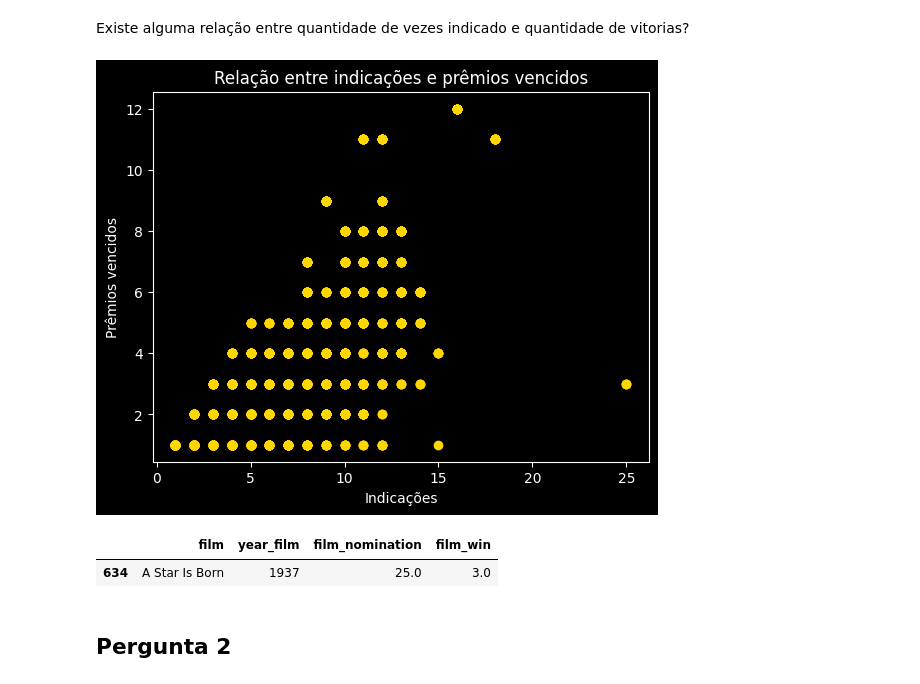
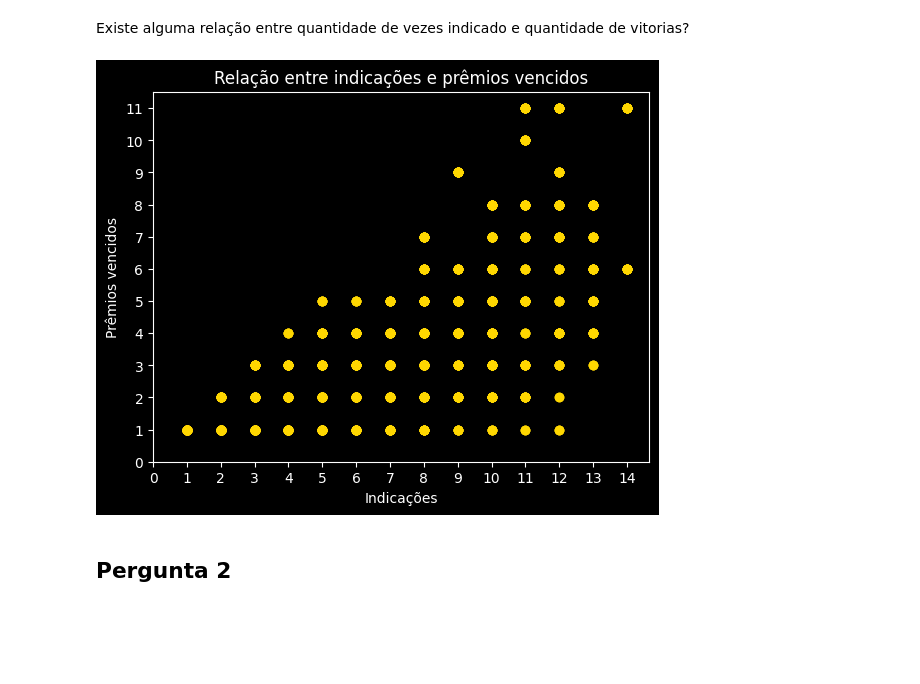
Before and after one commit to marleyabe/analise_oscar_awards, a Jupyter notebook: prova.ipynb, the cells around one changed output. Cells and saved outputs as stored; diff of their text form; code cells hidden in the pictures; blank space fills up the shorter version.

```diff
--- a/prova.ipynb
+++ b/prova.ipynb
@@ -52,26 +52,22 @@ dtype: int64
 Existe alguma relação entre quantidade de vezes indicado e quantidade de vitorias?
 # %%
 #somar quantas vezes um filme ganhou
-df['film_win'] = df[df['winner'] == True].groupby('film')['film'].transform('count')
+df['film_win'] = df[df['winner'] == True].groupby(['film','year_film'])['film'].transform('count')
 # %%
 # somar quantas vezes um filme foi indicado
-df['film_nomination'] = df.groupby('film')['film'].transform('count')
+df['film_nomination'] = df.groupby(['film','year_film'])['film'].transform('count')
 # %%
 # relacionar quantas vezes o filme foi indicado com quantas vezes ele ganhou em um scatter plot
 plt.style.use('dark_background')
 plt.scatter(df['film_nomination'], df['film_win'], color='gold')
 plt.title('Relação entre indicações e prêmios vencidos')
+plt.xticks(np.arange(0, df['film_nomination'].max()+1, 1))
 plt.xlabel('Indicações')
+plt.yticks(np.arange(0, df['film_win'].max()+1, 1))
 plt.ylabel('Prêmios vencidos')
 plt.show()
 # %% [output]
-[figure, old version]
+[figure, new version]
-# %%
-# quem é o outlier
-df[(df['film_nomination'] > 20) & (df['film_win'] < 5)][['film', 'year_film', 'film_nomination', 'film_win']].head(1)
-# %% [output]
-|  | film | year_film | film_nomination | film_win |
-| 634 | A Star Is Born | 1937 | 25.0 | 3.0 |
 # %% [markdown]
 ## Pergunta 2
 # %% [markdown]
```
Also changed, not shown: parts of 12 cells of this notebook.
